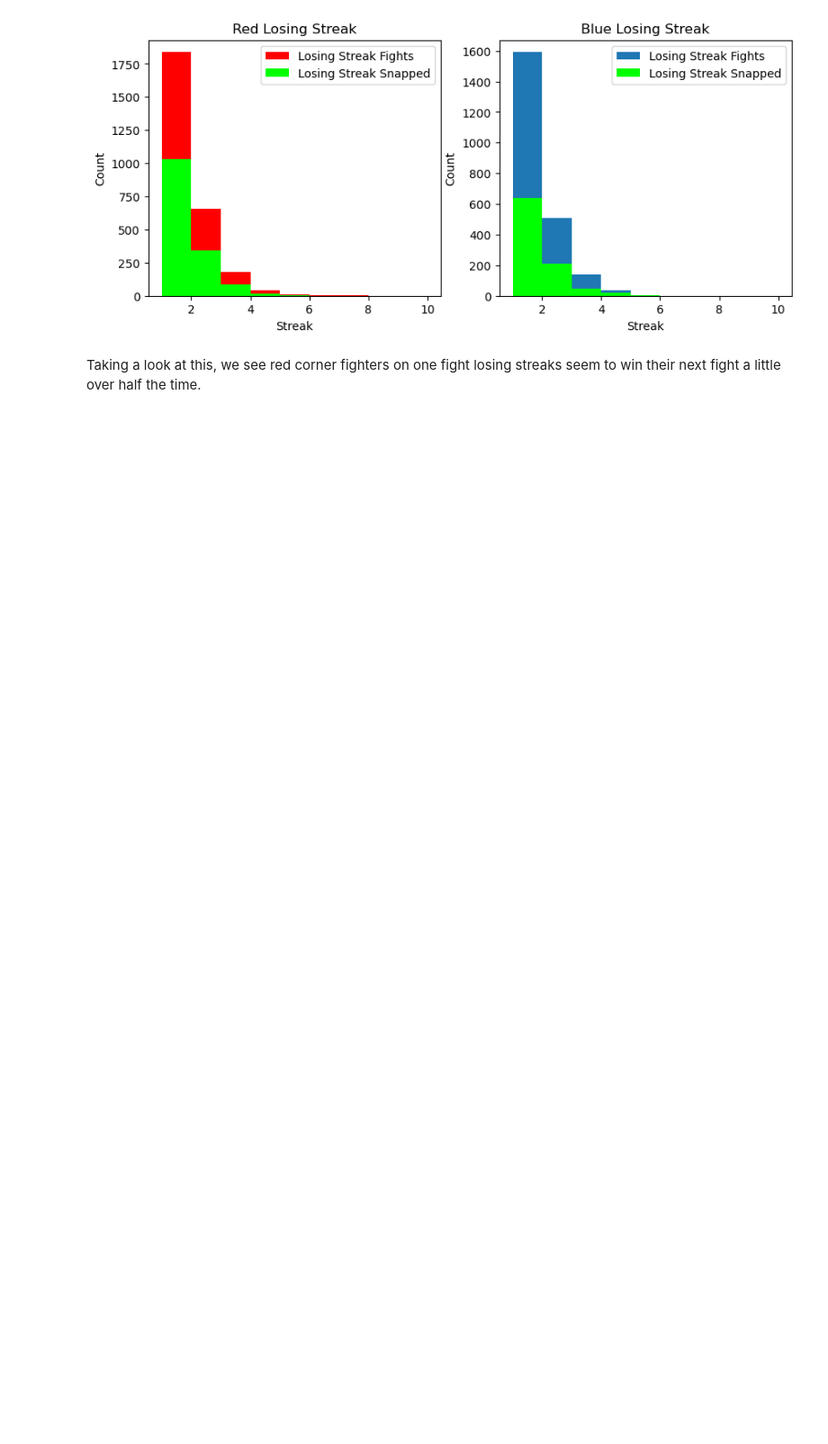
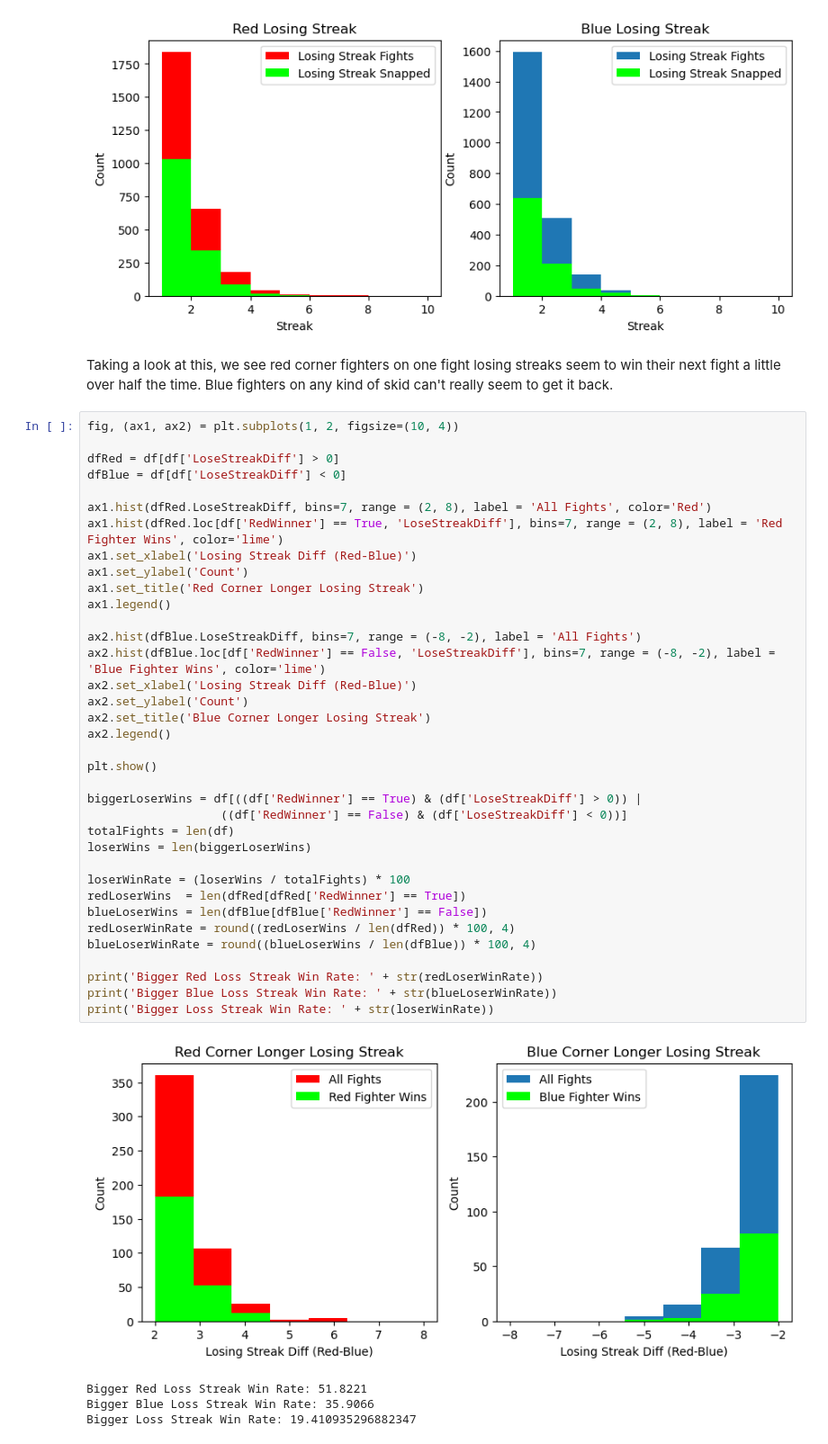
Before and after one commit to anthonyysz/Fight-Result-Predictor, a Jupyter notebook: notebooks/2-data-exploration-and-analysis.ipynb, the cells around one changed output. Shown at 90% size. Cells and saved outputs as stored; diff of their text form; blank space fills up the shorter version.

```diff
--- a/notebooks/2-data-exploration-and-analysis.ipynb
+++ b/notebooks/2-data-exploration-and-analysis.ipynb
@@ -189,4 +267,45 @@ plt.show()
 # %% [output]
 [figure]
 # %% [markdown]
-Taking a look at this, we see red corner fighters on one fight losing streaks seem to win their next fight a little over half the time.
+Taking a look at this, we see red corner fighters on one fight losing streaks seem to win their next fight a little over half the time. Blue fighters on any kind of skid can't really seem to get it back.
+# %%
+fig, (ax1, ax2) = plt.subplots(1, 2, figsize=(10, 4))
+
+dfRed = df[df['LoseStreakDiff'] > 0]
+dfBlue = df[df['LoseStreakDiff'] < 0]
+
+ax1.hist(dfRed.LoseStreakDiff, bins=7, range = (2, 8), label = 'All Fights', color='Red')
+ax1.hist(dfRed.loc[df['RedWinner'] == True, 'LoseStreakDiff'], bins=7, range = (2, 8), label = 'Red Fighter Wins', color='lime')
+ax1.set_xlabel('Losing Streak Diff (Red-Blue)')
+ax1.set_ylabel('Count')
+ax1.set_title('Red Corner Longer Losing Streak')
+ax1.legend()
+
+ax2.hist(dfBlue.LoseStreakDiff, bins=7, range = (-8, -2), label = 'All Fights')
+ax2.hist(dfBlue.loc[df['RedWinner'] == False, 'LoseStreakDiff'], bins=7, range = (-8, -2), label = 'Blue Fighter Wins', color='lime')
+ax2.set_xlabel('Losing Streak Diff (Red-Blue)')
+ax2.set_ylabel('Count')
+ax2.set_title('Blue Corner Longer Losing Streak')
+ax2.legend()
+
+plt.show()
+
+biggerLoserWins = df[((df['RedWinner'] == True) & (df['LoseStreakDiff'] > 0)) |
+                   ((df['RedWinner'] == False) & (df['LoseStreakDiff'] < 0))]
+totalFights = len(df)
+loserWins = len(biggerLoserWins)
+
+loserWinRate = (loserWins / totalFights) * 100
+redLoserWins  = len(dfRed[dfRed['RedWinner'] == True])
+blueLoserWins = len(dfBlue[dfBlue['RedWinner'] == False])
+redLoserWinRate = round((redLoserWins / len(dfRed)) * 100, 4)
+blueLoserWinRate = round((blueLoserWins / len(dfBlue)) * 100, 4)
+
+print('Bigger Red Loss Streak Win Rate: ' + str(redLoserWinRate))
+print('Bigger Blue Loss Streak Win Rate: ' + str(blueLoserWinRate))
+print('Bigger Loss Streak Win Rate: ' + str(loserWinRate))
+# %% [output]
+[figure, added]
+Bigger Red Loss Streak Win Rate: 51.8221
+Bigger Blue Loss Streak Win Rate: 35.9066
+Bigger Loss Streak Win Rate: 19.410935296882347
```
Also changed, not shown: parts of 36 cells of this notebook, 2 other files.
